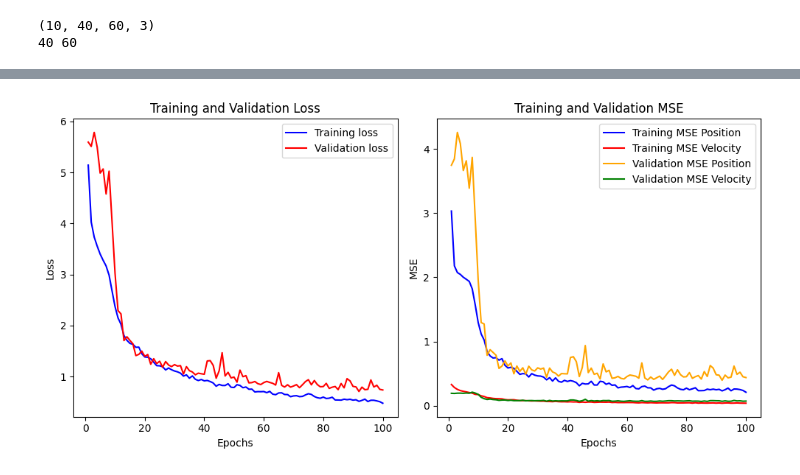
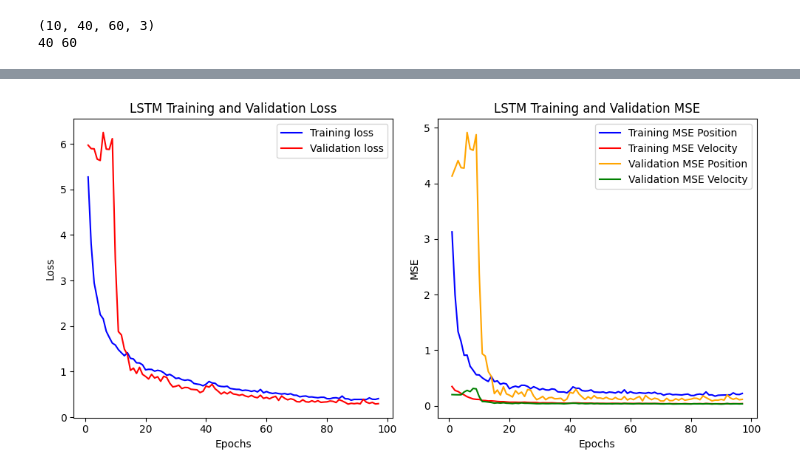
Before and after one commit to luke-ro/ball-prediction, a Jupyter notebook: Final_Model.ipynb, the cells around one changed output, grey strips where cells are left out. Saved outputs shown, nothing was run; the diff lists cells and outputs as text; code cells hidden in the pictures.

Commit message:
model complete

```diff
--- a/Final_Model.ipynb
+++ b/Final_Model.ipynb
@@ -171,7 +171,7 @@ print(height, width)
 (10, 40, 60, 3)
 40 60
 # %%
-from keras.layers import Input, Conv2D, MaxPooling2D, Flatten, Dense, concatenate, LSTM, Reshape, TimeDistributed, GlobalMaxPool2D, BatchNormalization, Dropout
+from keras.layers import Input, Conv2D, MaxPooling2D, Flatten, Dense, concatenate, LSTM, Reshape, TimeDistributed, GlobalMaxPool2D, BatchNormalization, Dropout, SimpleRNN, GRU
 from keras.models import Model, Sequential
 from keras.regularizers import l2
 
@@ -195,8 +195,16 @@ def action_model(shape=(image_width, image_height, 3)):
     # model.add(Conv2D(256, (3, 3), activation='relu', kernel_regularizer=l2(0.001)))
     # model.add(MaxPooling2D((2, 2)))
     # model.add(BatchNormalization())
-    # model.add(Flatten())
-    model.add(GlobalMaxPool2D())
+    model.add(Flatten())
+    model.add(Dense(256, activation='relu'))
+    model.add(BatchNormalization())
+    model.add(Dense(128, activation='relu'))
+    model.add(BatchNormalization())
+    model.add(Dense(64, activation='relu'))
+    model.add(BatchNormalization())
+    model.add(Dense(32, activation='relu'))
+    model.add(BatchNormalization())
+    # model.add(GlobalMaxPool2D())
     return model
 
 # Create the convnet
@@ -212,19 +220,27 @@ theta_input = Input(shape=(num_images,1), name='theta_input')
 convnet_sequence = TimeDistributed(convnet)(image_input)
 
 # LSTM layer for image sequences
-lstm_images = LSTM(64)(convnet_sequence)
-# lstm_images = LSTM(64)(lstm_images)
+lstm_images = LSTM(128)(convnet_sequence)
+# lstm_images = SimpleRNN(128)(convnet_sequence)
+# lstm_images = GRU(128)(convnet_sequence)
+# lstm_images = LSTM(32)(lstm_images)
 # lstm_images = LSTM(16)(lstm_images)
 
 # LSTM layers for velocity and position sequences
-lstm_velocity = LSTM(64)(velocity_input)
+lstm_velocity = LSTM(128)(velocity_input)
+# lstm_velocity = SimpleRNN(128)(velocity_input)
+# lstm_velocity = GRU(128)(velocity_input)
 # lstm_velocity = LSTM(32)(lstm_velocity)
 # lstm_velocity = LSTM(16)(lstm_velocity)
 
-lstm_position = LSTM(64)(position_input)
+lstm_position = LSTM(128)(position_input)
+# lstm_position = SimpleRNN(128)(position_input)
+# lstm_position = GRU(128)(position_input)
 # lstm_position = LSTM(32)(lstm_position)
 # lstm_position = LSTM(16)(lstm_position)
 lstm_theta = LSTM(64)(theta_input)
+# lstm_theta = SimpleRNN(64)(theta_input)
+# lstm_theta = GRU(64)(theta_input)
 # Concatenate features
 combined = concatenate([lstm_images, lstm_velocity, lstm_position, lstm_theta])
 
@@ -386,40 +402,40 @@ import matplotlib.pyplot as plt
 # Get the loss and MSE values from the training history
 loss = history.history['loss']
 # mse_pos = history.history['mae']
-mse_pos = history.history['reshape_2_mse']
-mse_vel = history.history['reshape_3_mse']
+mse_pos = history.history['reshape_4_mse']
+mse_vel = history.history['reshape_5_mse']
 val_loss = history.history['val_loss']
 # val_mse_pos = history.history['val_mae']
-val_mse_pos = history.history['val_reshape_2_mse']
-val_mse_vel = history.history['val_reshape_3_mse']
+val_mse_pos = history.history['val_reshape_4_mse']
+val_mse_vel = history.history['val_reshape_5_mse']
 
 # Plot the loss and MSE for each epoch
 epochs = range(1, len(loss) + 1)
 
 plt.figure(figsize=(10, 5))
 
 plt.subplot(1, 2, 1)
 plt.plot(epochs, loss, 'b', label='Training loss')
 plt.plot(epochs, val_loss, 'r', label='Validation loss')
-plt.title('Training and Validation Loss')
+plt.title('LSTM Training and Validation Loss')
 plt.xlabel('Epochs')
 plt.ylabel('Loss')
 plt.legend()
 
 plt.subplot(1, 2, 2)
 plt.plot(epochs, mse_pos, 'b', label='Training MSE Position')
 plt.plot(epochs, mse_vel, 'r', label='Training MSE Velocity')
 plt.plot(epochs, val_mse_pos, 'orange', label='Validation MSE Position')
 plt.plot(epochs, val_mse_vel, 'g', label='Validation MSE Velocity')
-plt.title('Training and Validation MSE')
+plt.title('LSTM Training and Validation MSE')
 plt.xlabel('Epochs')
 plt.ylabel('MSE')
 plt.legend()
 
 plt.tight_layout()
 plt.show()
 # %% [output]
-[figure, old version]
+[figure, new version]
 # %%
 pred = model.predict([test_images_tf, test_car_positions_tf, test_car_velocities_tf, test_car_thetas_tf])
 # prediction for the first sample
```
Also changed, not shown: parts of 6 cells of this notebook.
